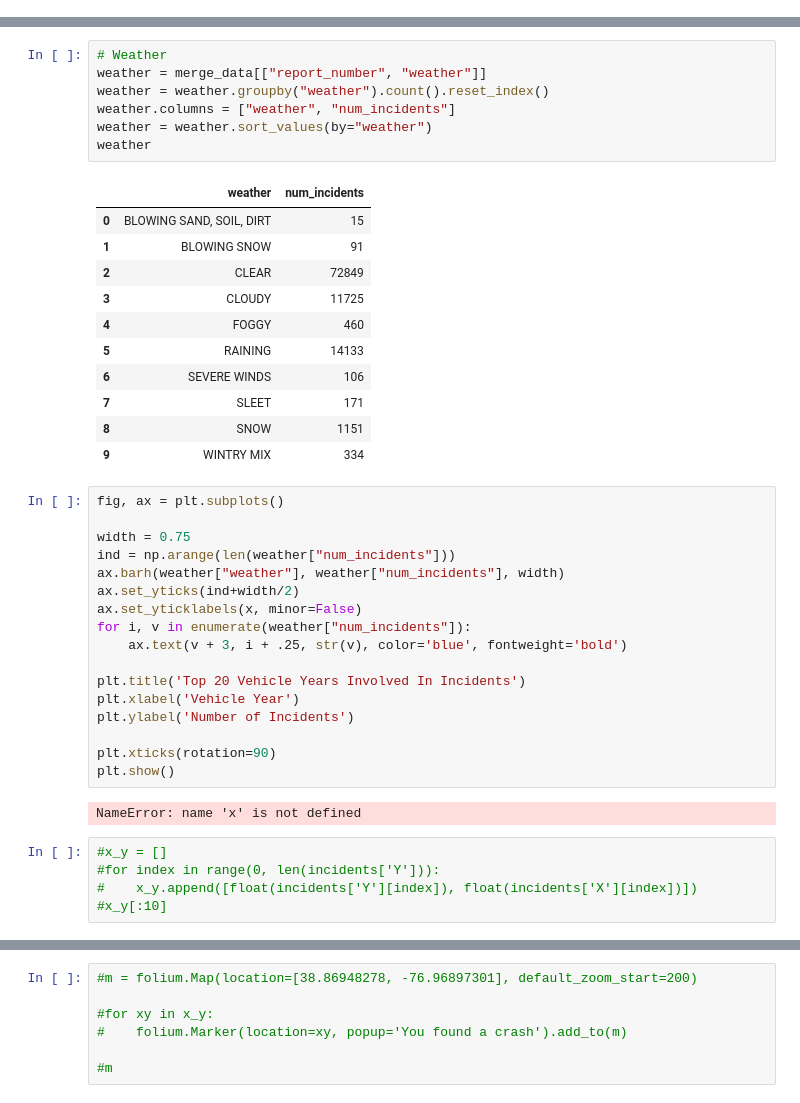
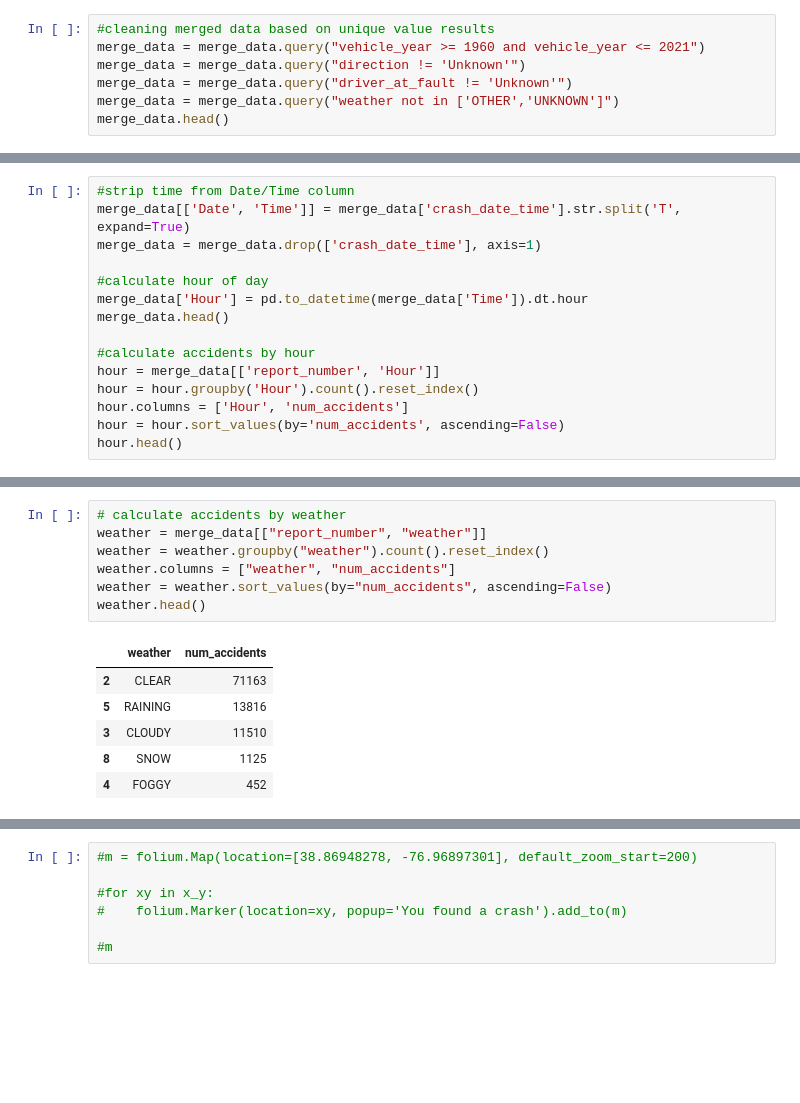
Before and after one commit to terrydiko/INST447Project, a Jupyter notebook: join.ipynb, the cells around one changed output, grey strips where cells are left out. Saved outputs shown, nothing was run; the diff lists cells and outputs as text; blank space fills up the shorter version.

```diff
--- a/join.ipynb
+++ b/join.ipynb
@@ -110,0 +95,7 @@ import numpy as
+# %%
+#cleaning merged data based on unique value results
+merge_data = merge_data.query("vehicle_year >= 1960 and vehicle_year <= 2021")
+merge_data = merge_data.query("direction != 'Unknown'")
+merge_data = merge_data.query("driver_at_fault != 'Unknown'")
+merge_data = merge_data.query("weather not in ['OTHER','UNKNOWN']")
+merge_data.head()
@@ -110,0 +111,15 @@ import numpy as
+# %%
+#strip time from Date/Time column
+merge_data[['Date', 'Time']] = merge_data['crash_date_time'].str.split('T', expand=True)
+merge_data = merge_data.drop(['crash_date_time'], axis=1)
+
+#calculate hour of day
+merge_data['Hour'] = pd.to_datetime(merge_data['Time']).dt.hour
+merge_data.head()
+
+#calculate accidents by hour
+hour = merge_data[['report_number', 'Hour']]
+hour = hour.groupby('Hour').count().reset_index()
+hour.columns = ['Hour', 'num_accidents']
+hour = hour.sort_values(by='num_accidents', ascending=False)
+hour.head()
@@ -149,43 +165,14 @@ plt.show()
 # %%
-# Weather
+# calculate accidents by weather
 weather = merge_data[["report_number", "weather"]]
 weather = weather.groupby("weather").count().reset_index()
-weather.columns = ["weather", "num_incidents"]
-weather = weather.sort_values(by="weather")
-weather
+weather.columns = ["weather", "num_accidents"]
+weather = weather.sort_values(by="num_accidents", ascending=False)
+weather.head()
 # %% [output]
-|  | weather | num_incidents |
-| 0 | BLOWING SAND, SOIL, DIRT | 15 |
-| 1 | BLOWING SNOW | 91 |
-| 2 | CLEAR | 72849 |
-| 3 | CLOUDY | 11725 |
-| 4 | FOGGY | 460 |
-| 5 | RAINING | 14133 |
-| 6 | SEVERE WINDS | 106 |
-| 7 | SLEET | 171 |
-| 8 | SNOW | 1151 |
-| 9 | WINTRY MIX | 334 |
+|  | weather | num_accidents |
+| 2 | CLEAR | 71163 |
+| 5 | RAINING | 13816 |
+| 3 | CLOUDY | 11510 |
+| 8 | SNOW | 1125 |
+| 4 | FOGGY | 452 |
-# %%
-fig, ax = plt.subplots()
-
-width = 0.75
-ind = np.arange(len(weather["num_incidents"]))
-ax.barh(weather["weather"], weather["num_incidents"], width)
-ax.set_yticks(ind+width/2)
-ax.set_yticklabels(x, minor=False)
-for i, v in enumerate(weather["num_incidents"]):
-    ax.text(v + 3, i + .25, str(v), color='blue', fontweight='bold')
-
-plt.title('Top 20 Vehicle Years Involved In Incidents')
-plt.xlabel('Vehicle Year')
-plt.ylabel('Number of Incidents')
-
-plt.xticks(rotation=90)
-plt.show()
-# %% [output]
-NameError: name 'x' is not defined
-# %%
-#x_y = []
-#for index in range(0, len(incidents['Y'])):
-#    x_y.append([float(incidents['Y'][index]), float(incidents['X'][index])])
-#x_y[:10]
```
Also changed, not shown: parts of 24 cells of this notebook.
